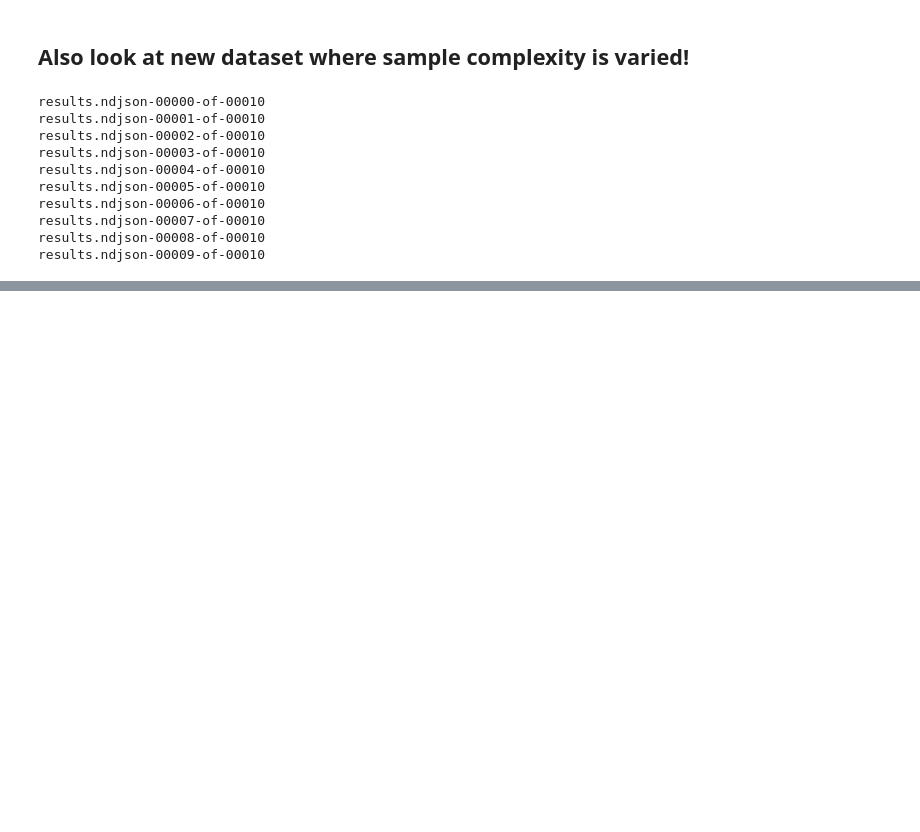
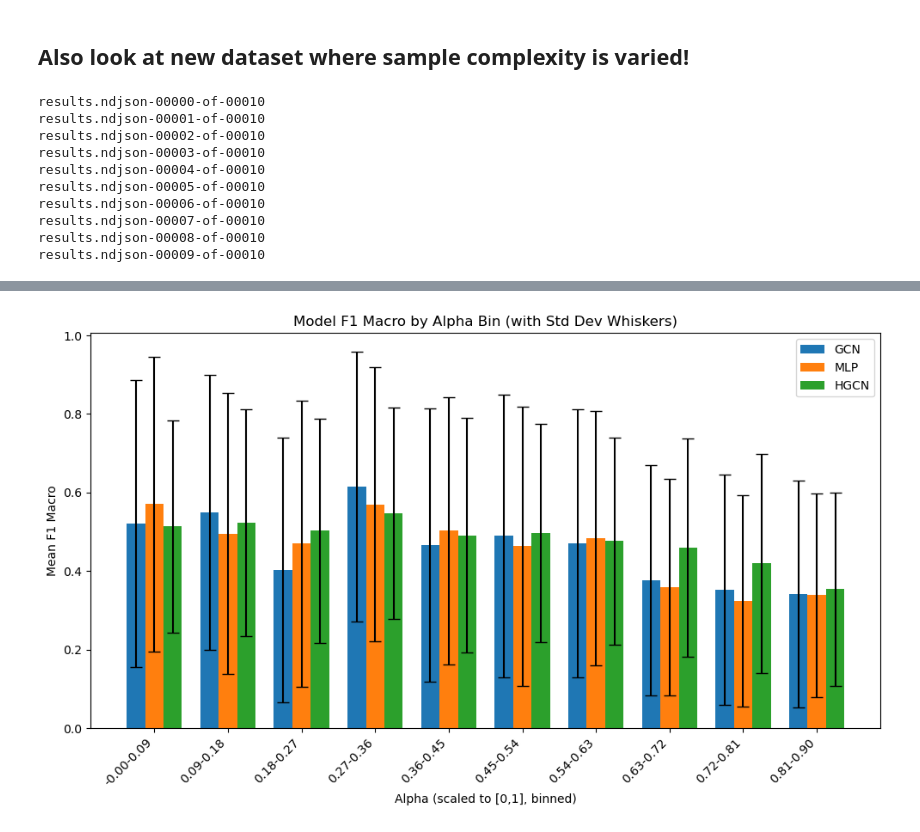
Before and after one commit to danie1uva/graphworld, a Jupyter notebook: src/notebooks/eda_graph_gen.ipynb, the cells around one changed output, grey strips where cells are left out. Drawn from its saved outputs; the diff is of its cells as text; code cells hidden in the pictures; blank space fills up the shorter version.

Commit message:
fine-tuning hier feats method

```diff
--- a/src/notebooks/eda_graph_gen.ipynb
+++ b/src/notebooks/eda_graph_gen.ipynb
@@ -1209,0 +1220,7 @@ TypeError: agg function failed [how->mean,dtype->object]
+# %%
+RESULTS_DIR = '../../graph_gen/snellius_gen/hier_feats/2/'
+RESULTS_DIR_1 = '../../graph_gen/snellius_gen/hier_feats/1/1/'
+df1 = df_gen(RESULTS_DIR, NSHARDS=NSHARDS)
+df2 = df_gen(RESULTS_DIR_1, NSHARDS)
+df = pd.concat([df1, df2], ignore_index=True)
+df['alpha'] = df['alpha']/10
@@ -1209,0 +1248,65 @@ TypeError: agg function failed [how->mean,dtype->object]
+# %%
+import numpy as np
+import pandas as pd
+import matplotlib.pyplot as plt
+
+# Assumes df is already loaded in your environment.
+# If not, uncomment and adjust the path:
+# df = pd.read_csv('/path/to/your/results.csv')
+
+# 1) Scale alpha to [0,1] and bin into 10 equal-width bins
+df['alpha_scaled'] = df['alpha'] / 10.0
+df['alpha_bin'] = pd.cut(df['alpha_scaled'], bins=10, include_lowest=True)
+
+# 2) Compute mean and std of f1_macro for each model in each alpha bin
+grouped = df.groupby('alpha_bin').agg({
+    'GCN__test_f1_macro': ['mean', 'std'],
+    'MLP__test_f1_macro': ['mean', 'std'],
+    'HGCN__test_f1_macro': ['mean', 'std'],
+})
+# Flatten MultiIndex columns
+grouped.columns = ['_'.join(col) for col in grouped.columns]
+
+# 3) Create grouped bar plot with whiskers (error bars)
+x = np.arange(len(grouped))
+width = 0.25
+
+fig, ax = plt.subplots(figsize=(10, 6))
+ax.bar(
+    x - width,
+    grouped['GCN__test_f1_macro_mean'],
+    width,
+    yerr=grouped['GCN__test_f1_macro_std'],
+    capsize=5,
+    label='GCN'
+)
+ax.bar(
+    x,
+    grouped['MLP__test_f1_macro_mean'],
+    width,
+    yerr=grouped['MLP__test_f1_macro_std'],
+    capsize=5,
+    label='MLP'
+)
+ax.bar(
+    x + width,
+    grouped['HGCN__test_f1_macro_mean'],
+    width,
+    yerr=grouped['HGCN__test_f1_macro_std'],
+    capsize=5,
+    label='HGCN'
+)
+
+# Format x-axis with bin labels
+bin_labels = [f'{interval.left:.2f}-{interval.right:.2f}' for interval in grouped.index]
+ax.set_xticks(x)
+ax.set_xticklabels(bin_labels, rotation=45, ha='right')
+
+ax.set_xlabel('Alpha (scaled to [0,1], binned)')
+ax.set_ylabel('Mean F1 Macro')
+ax.set_title('Model F1 Macro by Alpha Bin (with Std Dev Whiskers)')
+ax.legend()
+plt.tight_layout()
+plt.show()
+# %% [output]
+[figure, added]
```
Also changed, not shown: parts of 15 cells of this notebook, 8 other files.
